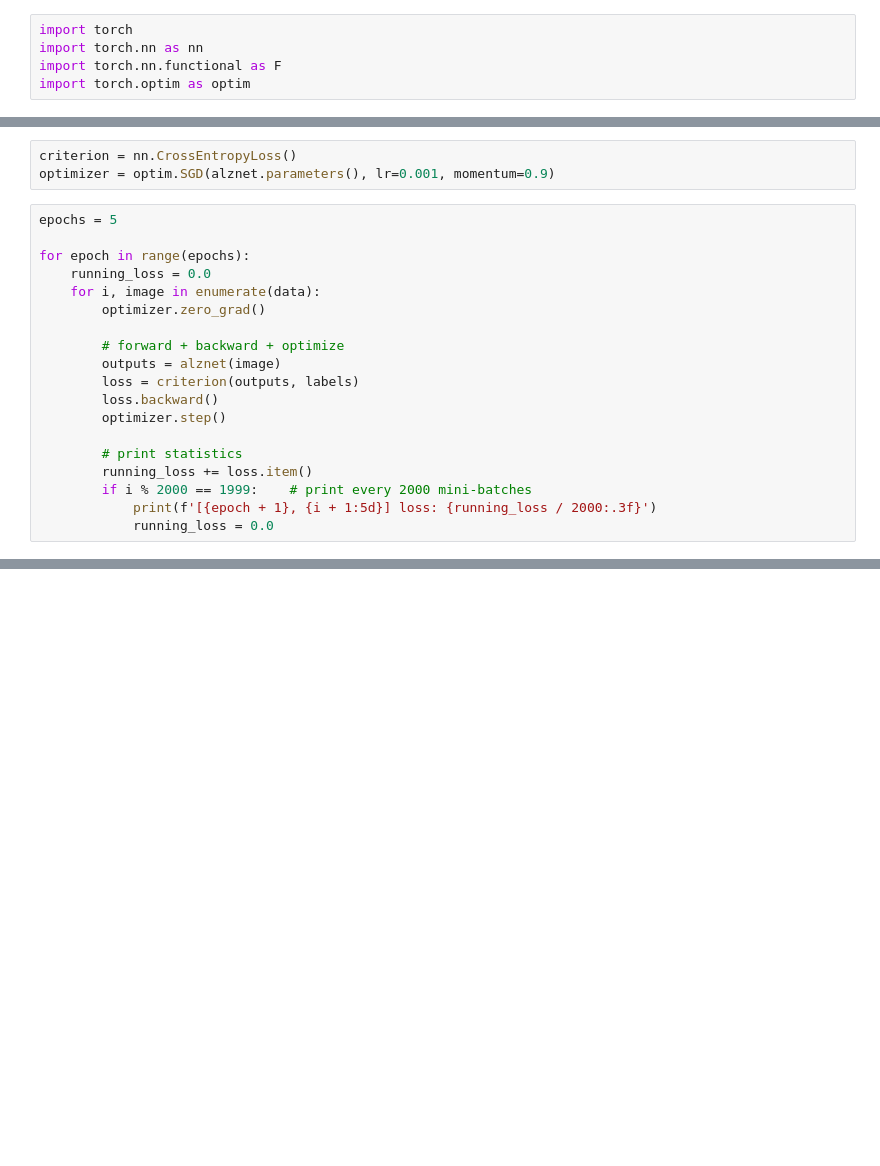
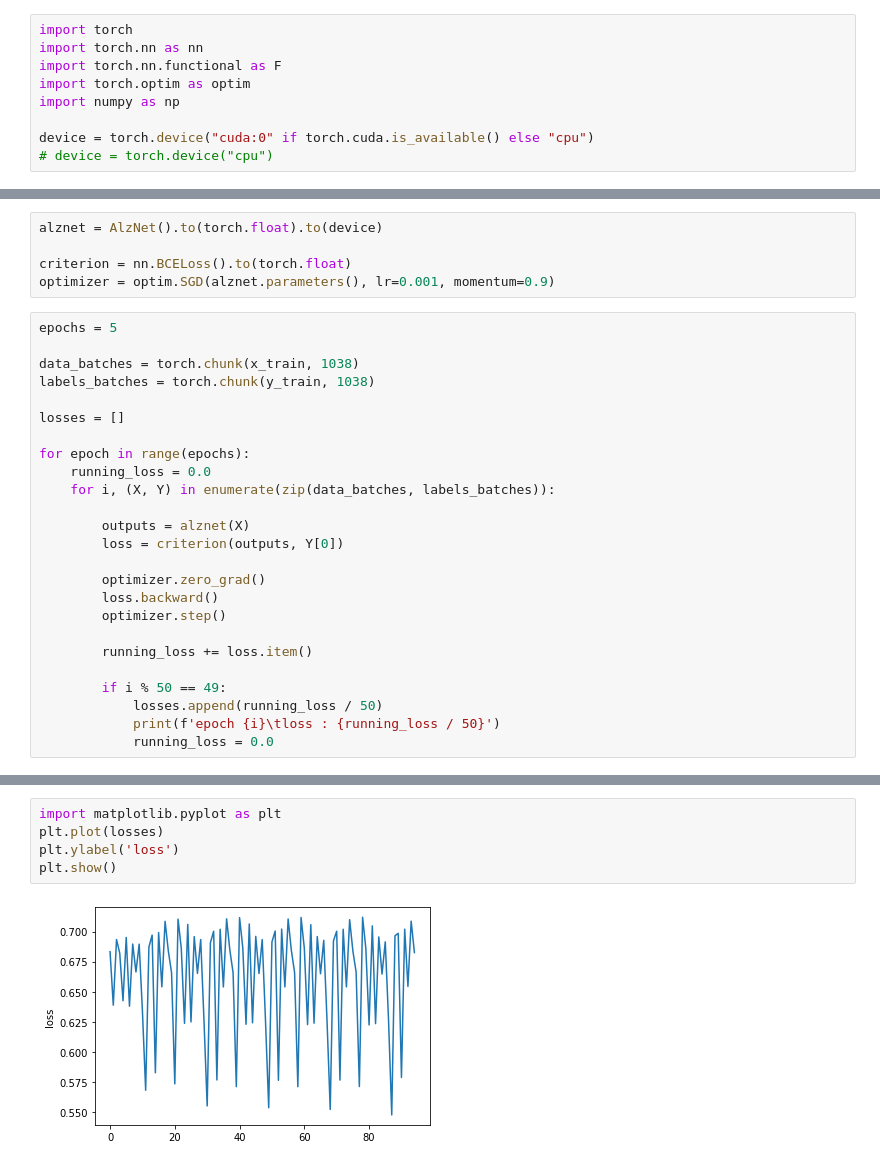
Before and after one commit to MarlonVCendron/alzheimer-diagnosis-cnn, a Jupyter notebook: alznet.ipynb, the cells around one changed output, grey strips where cells are left out. Drawn from its saved outputs; the diff is of its cells as text; blank space fills up the shorter version.

```diff
--- a/alznet.ipynb
+++ b/alznet.ipynb
@@ -3,3 +3,7 @@ import torch
 import torch.nn as nn
 import torch.nn.functional as F
 import torch.optim as optim
+import numpy as np
+
+device = torch.device("cuda:0" if torch.cuda.is_available() else "cpu")
+# device = torch.device("cpu")
@@ -57,23 +61,31 @@ alznet = AlzNet()
 # %%
-criterion = nn.CrossEntropyLoss()
+alznet = AlzNet().to(torch.float).to(device)
+
+criterion = nn.BCELoss().to(torch.float)
 optimizer = optim.SGD(alznet.parameters(), lr=0.001, momentum=0.9)
 # %%
 epochs = 5
 
+data_batches = torch.chunk(x_train, 1038)
+labels_batches = torch.chunk(y_train, 1038)
+
+losses = []
+
 for epoch in range(epochs):
     running_loss = 0.0
-    for i, image in enumerate(data):
+    for i, (X, Y) in enumerate(zip(data_batches, labels_batches)):
+
+        outputs = alznet(X)
+        loss = criterion(outputs, Y[0])
+
         optimizer.zero_grad()
-
-        # forward + backward + optimize
-        outputs = alznet(image)
-        loss = criterion(outputs, labels)
         loss.backward()
         optimizer.step()
 
-        # print statistics
         running_loss += loss.item()
-        if i % 2000 == 1999:    # print every 2000 mini-batches
-            print(f'[{epoch + 1}, {i + 1:5d}] loss: {running_loss / 2000:.3f}')
+
+        if i % 50 == 49:
+            losses.append(running_loss / 50)
+            print(f'epoch {i}\tloss : {running_loss / 50}')
             running_loss = 0.0
 # %% [output]
@@ -83,0 +116,7 @@ TypeError: conv2d() received an invalid combination of arguments - got (numpy.nd
+# %%
+import matplotlib.pyplot as plt
+plt.plot(losses)
+plt.ylabel('loss')
+plt.show()
+# %% [output]
+[figure, added]
```
Also changed, not shown: parts of 7 cells of this notebook, 18 other files.
